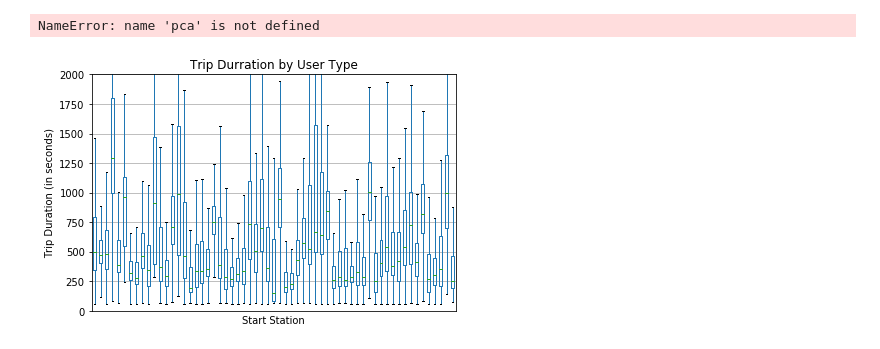
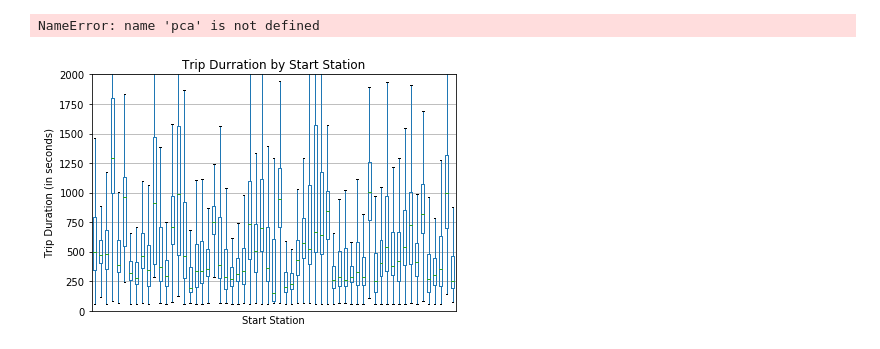
Before and after one commit to Michael-Harder/NYC_Citi_Bike_-Analysis, a Jupyter notebook: src/EDA.ipynb, the cells around one changed output. Drawn from its saved outputs; the diff is of its cells as text; code cells hidden in the pictures.

```diff
--- a/src/EDA.ipynb
+++ b/src/EDA.ipynb
@@ -384,14 +384,14 @@ NameError: name 'pca' is not defined
 # %%
 #*****USE THIS ONE ****************** trip durration
 df[['tripduration','start station name']].boxplot(by='start station name',showfliers = False)
-plt.title('Trip Durration by User Type')
+plt.title('Trip Durration by Start Station')
 plt.ylim((0,2_000))
 plt.xticks(np.arange(len(df['start station name'].unique()))[::1000],sorted(df['start station name'].unique())[::1000])
 plt.suptitle('')
 plt.xlabel('Start Station')
 plt.ylabel('Trip Duration (in seconds)')
 plt.tight_layout()
 plt.savefig(d+'/figures/trip_durr_by_start_station_boxplot',dpi = 300)
 plt.show()
 # %% [output]
-[figure, old version]
+[figure, new version]
```
Also changed, not shown: parts of 1 cell of this notebook, 4 other files.
